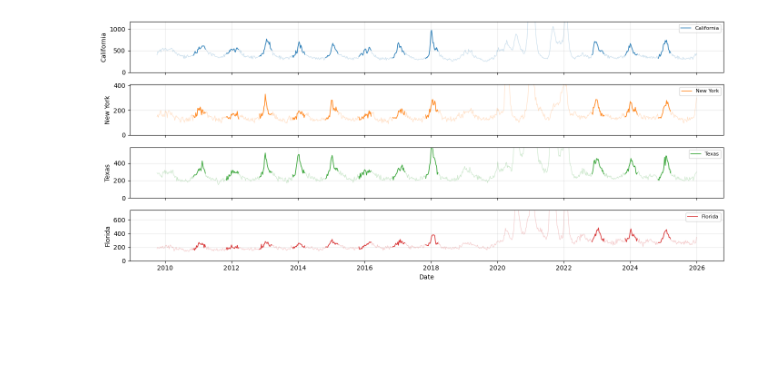
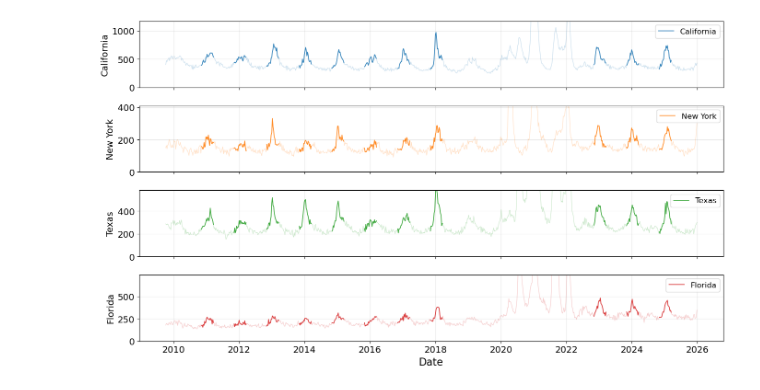
Before and after one commit to yairdaon/contacts, a Jupyter notebook: visualization_notebook.ipynb, the cells around one changed output. Drawn from its saved outputs; the diff is of its cells as text; code cells hidden in the pictures; blank space fills up the shorter version.

```diff
--- a/visualization_notebook.ipynb
+++ b/visualization_notebook.ipynb
@@ -5,6 +5,9 @@ import numpy as np
 import matplotlib.pyplot as plt
 import seaborn as sns
 from scipy.stats import norm
+
+plt.rcParams.update({'font.size': 16, 'axes.titlesize': 18, 'axes.labelsize': 16,
+                     'xtick.labelsize': 14, 'ytick.labelsize': 14, 'legend.fontsize': 14})
 
 df = pd.read_csv("outputs/crlb.csv", index_col=None)
 df = df.rename(columns={'delta': 'amplitude'})
@@ -165,13 +171,10 @@ fig, ax = plt.subplots(1, 1, figsize=(12, 8), sharex=True)
 for state in states:
     dd = df[df["state"] == state]
     ax.plot(dd["date"], dd["deaths"], linewidth=0.8, label=state)
-    ax.set_ylabel("Deaths")
-    ax.set_title(state)
-    ax.grid(True, alpha=0.3)
-
-
-ax.set_xlabel("Date")
-plt.legend()
+ax.set_ylabel("Deaths", fontsize=18)
+ax.set_xlabel("Date", fontsize=18)
+ax.grid(True, alpha=0.3)
+ax.legend(fontsize=14)
 plt.tight_layout()
 plt.savefig("pix/raw_deaths.png", dpi=150, bbox_inches='tight')
 plt.savefig("pix/raw_deaths.pdf", bbox_inches='tight')
@@ -188,35 +193,35 @@ states = ["California", "New York", "Texas", "Florida"]
 colors = {"California": "C0", "New York": "C1", "Texas": "C2", "Florida": "C3"}
 seasons = list(range(2011, 2019)) + [2023, 2024, 2025]
 n_weeks = flu.n_weeks
 
-fig, axes = plt.subplots(4, 1, figsize=(14, 6), sharex=True)
+fig, axes = plt.subplots(4, 1, figsize=(14, 8), sharex=True)
 
 for ax, state in zip(axes, states):
     dd = df[df["state"] == state].sort_values("date")
     c = colors[state]
 
     # Full time series: light, transparent
     ax.plot(dd["date"], dd["deaths"], color=c, linewidth=0.8, alpha=0.25)
 
     # Flu seasons: dark, opaque
     for s_idx, season in enumerate(seasons):
         start = pd.Timestamp(year=season - 1, month=11, day=1)
         end = start + pd.Timedelta(weeks=n_weeks)
         mask = (dd["date"] >= start) & (dd["date"] < end)
         ss = dd[mask]
         if not ss.empty:
             ax.plot(ss["date"], ss["deaths"], color=c, linewidth=1.2, alpha=0.9,
                     label=state if s_idx == 0 else None)
 
     ax.set_ylim(0, dd["deaths"].max() / 3)
-    ax.set_ylabel(state, fontsize=10)
-    ax.legend(loc='upper right', fontsize=8)
+    ax.set_ylabel(state, fontsize=14)
+    ax.legend(loc='upper right', fontsize=12)
     ax.grid(True, alpha=0.3)
 
-axes[-1].set_xlabel("Date")
+axes[-1].set_xlabel("Date", fontsize=16)
 plt.tight_layout()
 plt.savefig("pix/seasons_highlighted.png", dpi=150, bbox_inches='tight')
 plt.savefig("pix/seasons_highlighted.pdf", bbox_inches='tight')
 plt.show()
 # %% [output]
-[figure, old version]
+[figure, new version]
```
Also changed, not shown: parts of 7 cells of this notebook, 4 other files.
